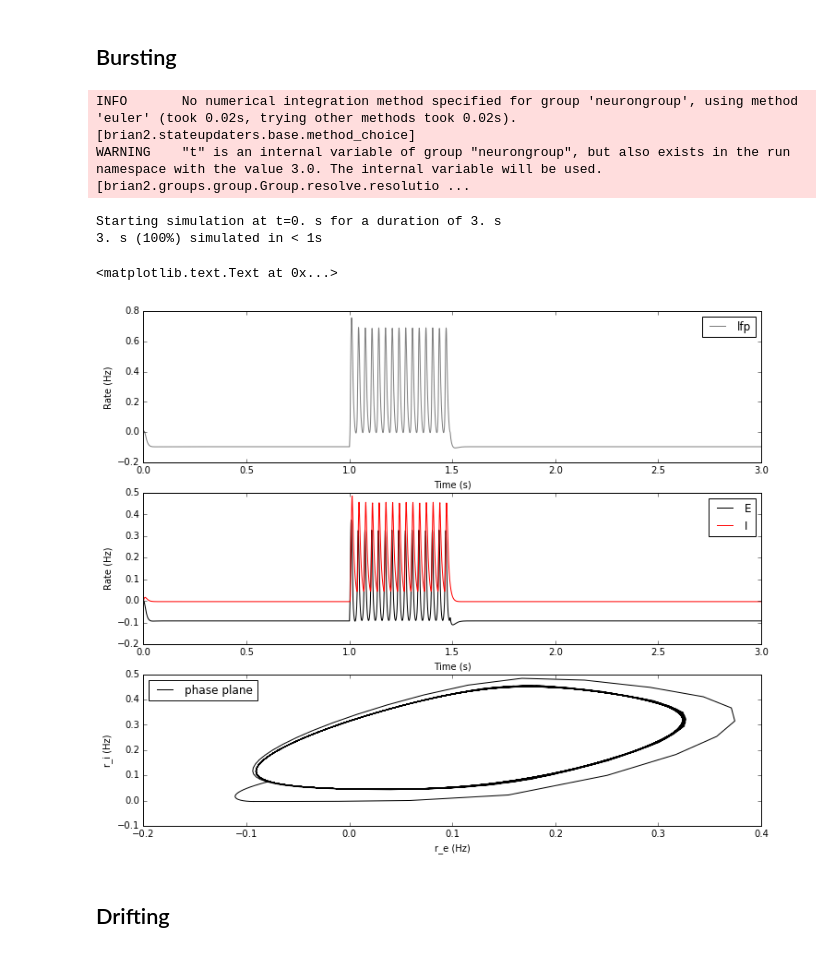
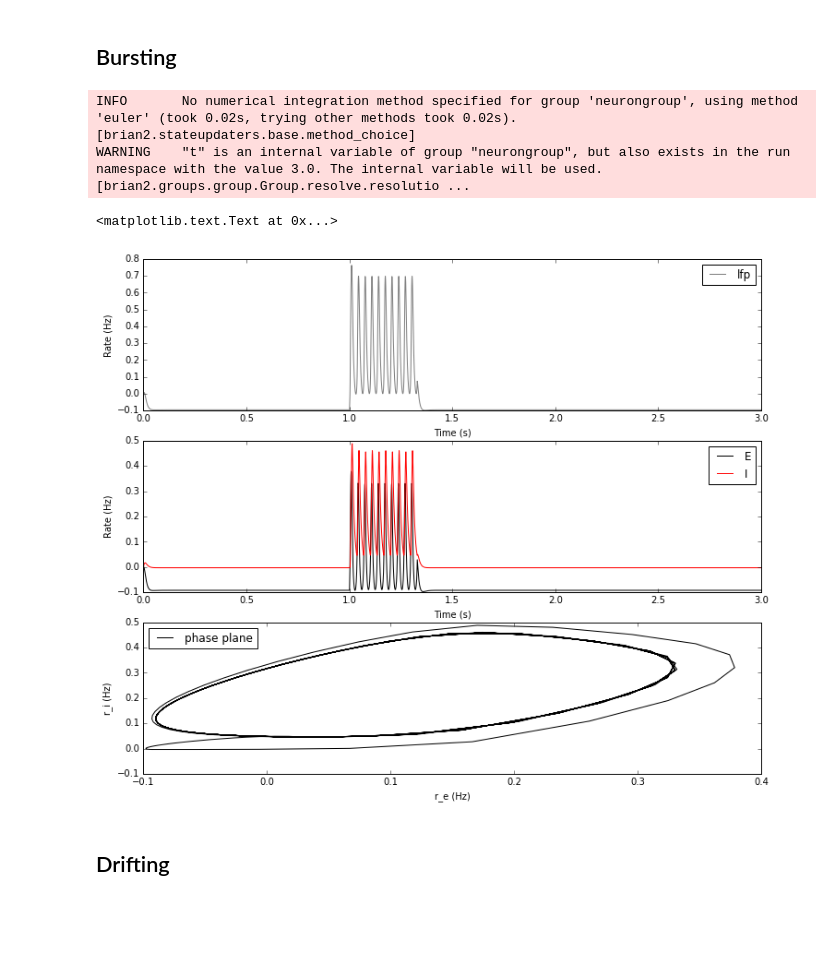
Before and after one commit to voytekresearch/bw, a Jupyter notebook: ipynb/sandbox.ipynb, the cells around one changed output. Saved outputs shown, nothing was run; the diff lists cells and outputs as text; code cells hidden in the pictures; blank space fills up the shorter version.

```diff
--- a/ipynb/sandbox.ipynb
+++ b/ipynb/sandbox.ipynb
@@ -68,7 +79,7 @@ ylabel("r_i (Hz)")
 # %% [markdown]
 ## Bursting
 # %%
-%run ../burstie.py burstie -w 0.5
+%run ../burstie.py burstie -w 0.5 -s 0.3
 res = load_kdf('burstie.hdf5')
 
 # -
@@ -77,12 +88,8 @@ dt = res['dt']
 times = np.linspace(0, t, t * int(1 / float(dt)))
 
 # -
-Es = res['E']
-E = Es.mean(0)
-
-Is = res['I']
-I = Is.mean(0)
-
+E = res['E']
+I = res['I']
 lfp = res['lfp']
 
 # -
@@ -91,37 +98,35 @@ figure(figsize=(12, 10))
 subplot(311)
 plot(times, lfp, label='lfp', color='grey')
 legend(loc='best')
 xlabel("Time (s)")
 ylabel("Rate (Hz)")
 xlim(0, 3)
 
 subplot(312)
 plot(times, E, label='E', color='k')
 plot(times, I, label='I', color='r')
 legend(loc='best')
 xlabel("Time (s)")
 ylabel("Rate (Hz)")
 xlim(0, 3)
 
 subplot(313)
 plot(E[times > 0.5], I[times > 0.5], label='phase plane', color='k')
 legend(loc='best')
 xlabel("r_e (Hz)")
 ylabel("r_i (Hz)")
 
 # subplot(313)
 # fs, psd = create_psd(lfp, 1000)
 # plot(fs[:100], psd[:100], label='r_e')
 # legend(loc='best')
 # xlabel("Freq (Hz)")
 # ylabel("PSD")
 # %% [output]
 INFO       No numerical integration method specified for group 'neurongroup', using method 'euler' (took 0.02s, trying other methods took 0.02s). [brian2.stateupdaters.base.method_choice]
 WARNING    "t" is an internal variable of group "neurongroup", but also exists in the run namespace with the value 3.0. The internal variable will be used. [brian2.groups.group.Group.resolve.resolutio ...
-Starting simulation at t=0. s for a duration of 3. s
-3. s (100%) simulated in < 1s
+<matplotlib.text.Text at 0x...>
-<matplotlib.text.Text at 0x...>
-[figure, old version]
+[figure, new version]
 # %% [markdown]
 ## Drifting
 # %%
```
Also changed, not shown: parts of 9 cells of this notebook, 2 other files.
